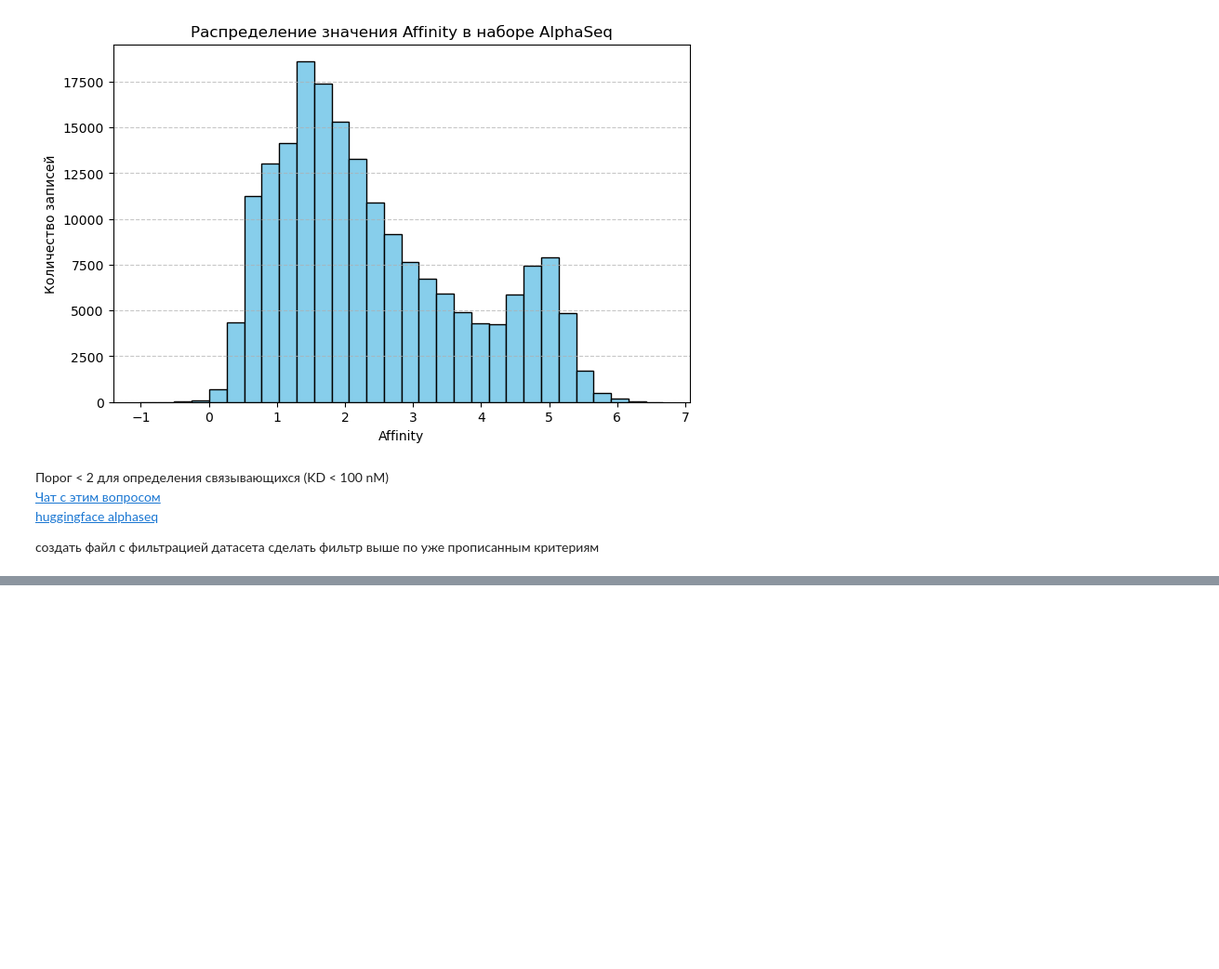
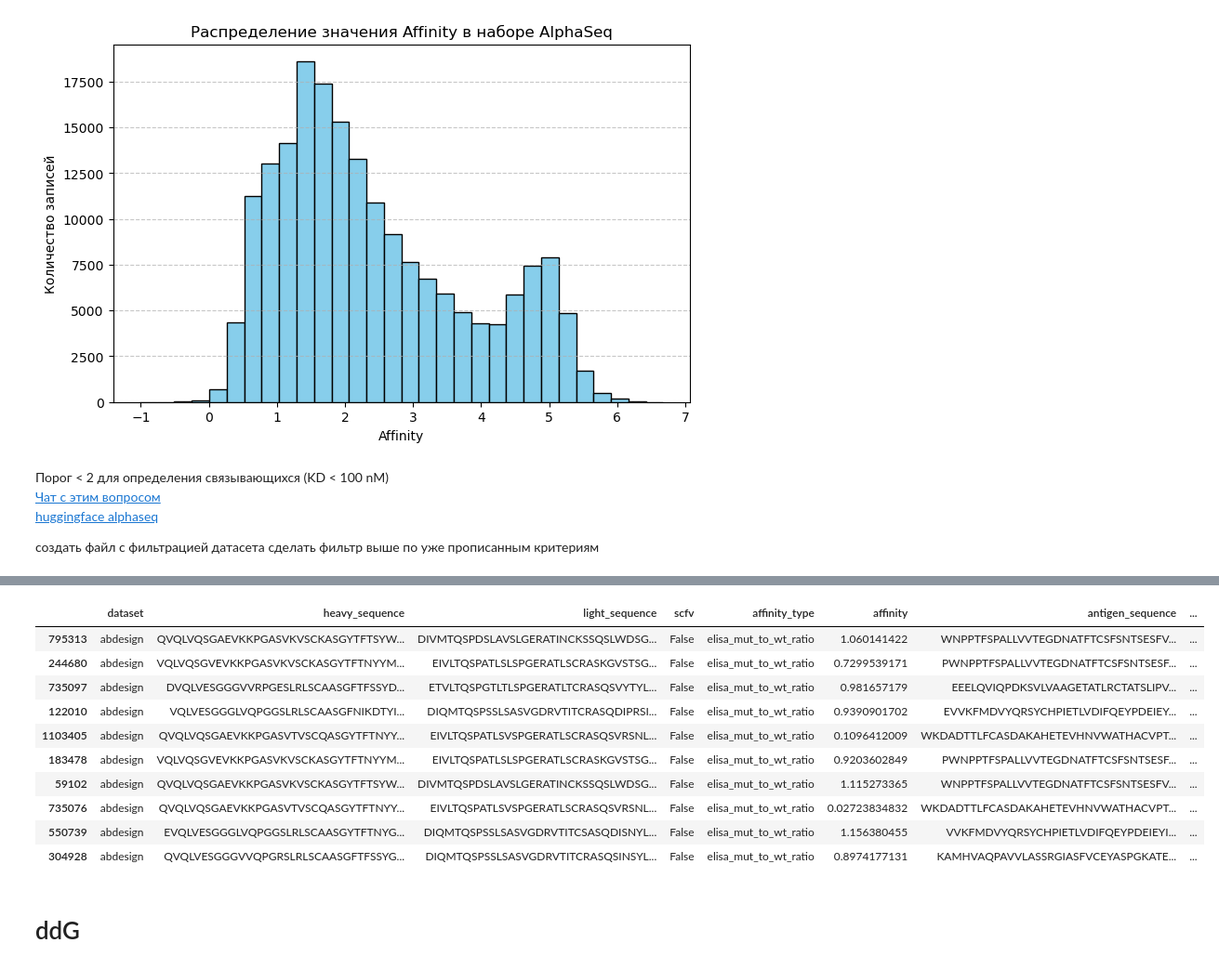
Before and after one commit to younggod2/llm-antibody-fv-generation, a Jupyter notebook: data/EDA/affinity_thresholds.ipynb, the cells around one changed output, grey strips where cells are left out. Shown at 93% size. Cells and saved outputs as stored; diff of their text form; code cells hidden in the pictures; blank space fills up the shorter version.

Commit message:
add data_processing

```diff
--- a/data/EDA/affinity_thresholds.ipynb
+++ b/data/EDA/affinity_thresholds.ipynb
@@ -169,2 +117,45 @@ print(f"  Пропущенных значений: {agab_df['affinity_type'].isn
 # %% [markdown]
 # Fuzzy
+# %%
+# Поиск записей с одинаковыми heavy_sequence, light_sequence и antigen_sequence,
+# у которых есть affinity_type = 'fuzzy' И другой тип affinity
+
+# Создаём ключ для группировки
+agab_df['group_key'] = agab_df['heavy_sequence'].astype(str) + '|' + \
+                       agab_df['light_sequence'].astype(str) + '|' + \
+                       agab_df['antigen_sequence'].astype(str)
+
+# Находим группы, где есть fuzzy
+groups_with_fuzzy = agab_df[agab_df['affinity_type'] == 'fuzzy']['group_key'].unique()
+print(f"Всего групп с fuzzy: {len(groups_with_fuzzy)}")
+
+# Находим группы, где есть НЕ fuzzy (другие типы)
+groups_with_other = agab_df[agab_df['affinity_type'] != 'fuzzy']['group_key'].unique()
+print(f"Всего групп с другими типами (не fuzzy): {len(groups_with_other)}")
+
+# Находим пересечение - группы где есть И fuzzy И другие типы
+groups_with_both = set(groups_with_fuzzy) & set(groups_with_other)
+print(f"\nГрупп с fuzzy И другими типами одновременно: {len(groups_with_both)}")
+
+# Фильтруем данные по этим группам
+duplicates_df = agab_df[agab_df['group_key'].isin(groups_with_both)].copy()
+print(f"Записей в этих группах: {len(duplicates_df)}")
+
+# Анализ типов в дубликатах
+print("\n" + "="*60)
+print("Распределение affinity_type в найденных дубликатах:")
+print("="*60)
+print(duplicates_df['affinity_type'].value_counts())
+
+# Показываем несколько примеров
+print("\n" + "="*60)
+print("Примеры групп с разными типами affinity:")
+print("="*60)
+
+example_groups = list(groups_with_both)[:5]
+for i, group_key in enumerate(example_groups, 1):
+    group_data = duplicates_df[duplicates_df['group_key'] == group_key]
+    print(f"\n--- Пример {i} ---")
+    print(f"Записей в группе: {len(group_data)}")
+    print(f"Типы affinity: {list(group_data['affinity_type'].unique())}")
+    print(group_data[['dataset', 'affinity_type', 'affinity', 'processed_measurement']].head(10))
@@ -207,0 +437,16 @@ plt.show()
+# %%
+elisa_df.sample(10)
+# %% [output]
+|  | dataset | heavy_sequence | light_sequence | scfv | affinity_type | affinity | antigen_sequence | ... |
+| 795313 | abdesign | QVQLVQSGAEVKKPGASVKVSCKASGYTFTSYW... | DIVMTQSPDSLAVSLGERATINCKSSQSLWDSG... | False | elisa_mut_to_wt_ratio | 1.060141422 | WNPPTFSPALLVVTEGDNATFTCSFSNTSESFV... | ... |
+| 244680 | abdesign | VQLVQSGVEVKKPGASVKVSCKASGYTFTNYYM... | EIVLTQSPATLSLSPGERATLSCRASKGVSTSG... | False | elisa_mut_to_wt_ratio | 0.7299539171 | PWNPPTFSPALLVVTEGDNATFTCSFSNTSESF... | ... |
+| 735097 | abdesign | DVQLVESGGGVVRPGESLRLSCAASGFTFSSYD... | ETVLTQSPGTLTLSPGERATLTCRASQSVYTYL... | False | elisa_mut_to_wt_ratio | 0.981657179 | EEELQVIQPDKSVLVAAGETATLRCTATSLIPV... | ... |
+| 122010 | abdesign | VQLVESGGGLVQPGGSLRLSCAASGFNIKDTYI... | DIQMTQSPSSLSASVGDRVTITCRASQDIPRSI... | False | elisa_mut_to_wt_ratio | 0.9390901702 | EVVKFMDVYQRSYCHPIETLVDIFQEYPDEIEY... | ... |
+| 1103405 | abdesign | QVQLVQSGAEVKKPGASVTVSCQASGYTFTNYY... | EIVLTQSPATLSVSPGERATLSCRASQSVRSNL... | False | elisa_mut_to_wt_ratio | 0.1096412009 | WKDADTTLFCASDAKAHETEVHNVWATHACVPT... | ... |
+| 183478 | abdesign | VQLVQSGVEVKKPGASVKVSCKASGYTFTNYYM... | EIVLTQSPATLSLSPGERATLSCRASKGVSTSG... | False | elisa_mut_to_wt_ratio | 0.9203602849 | PWNPPTFSPALLVVTEGDNATFTCSFSNTSESF... | ... |
+| 59102 | abdesign | QVQLVQSGAEVKKPGASVKVSCKASGYTFTSYW... | DIVMTQSPDSLAVSLGERATINCKSSQSLWDSG... | False | elisa_mut_to_wt_ratio | 1.115273365 | WNPPTFSPALLVVTEGDNATFTCSFSNTSESFV... | ... |
+| 735076 | abdesign | QVQLVQSGAEVKKPGASVTVSCQASGYTFTNYY... | EIVLTQSPATLSVSPGERATLSCRASQSVRSNL... | False | elisa_mut_to_wt_ratio | 0.02723834832 | WKDADTTLFCASDAKAHETEVHNVWATHACVPT... | ... |
+| 550739 | abdesign | EVQLVESGGGLVQPGGSLRLSCAASGYTFTNYG... | DIQMTQSPSSLSASVGDRVTITCSASQDISNYL... | False | elisa_mut_to_wt_ratio | 1.156380455 | VVKFMDVYQRSYCHPIETLVDIFQEYPDEIEYI... | ... |
+| 304928 | abdesign | QVQLVESGGGVVQPGRSLRLSCAASGFTFSSYG... | DIQMTQSPSSLSASVGDRVTITCRASQSINSYL... | False | elisa_mut_to_wt_ratio | 0.8974177131 | KAMHVAQPAVVLASSRGIASFVCEYASPGKATE... | ... |
+# %% [markdown]
+# ddG
```
Also changed, not shown: parts of 14 cells of this notebook, 4 other files.
